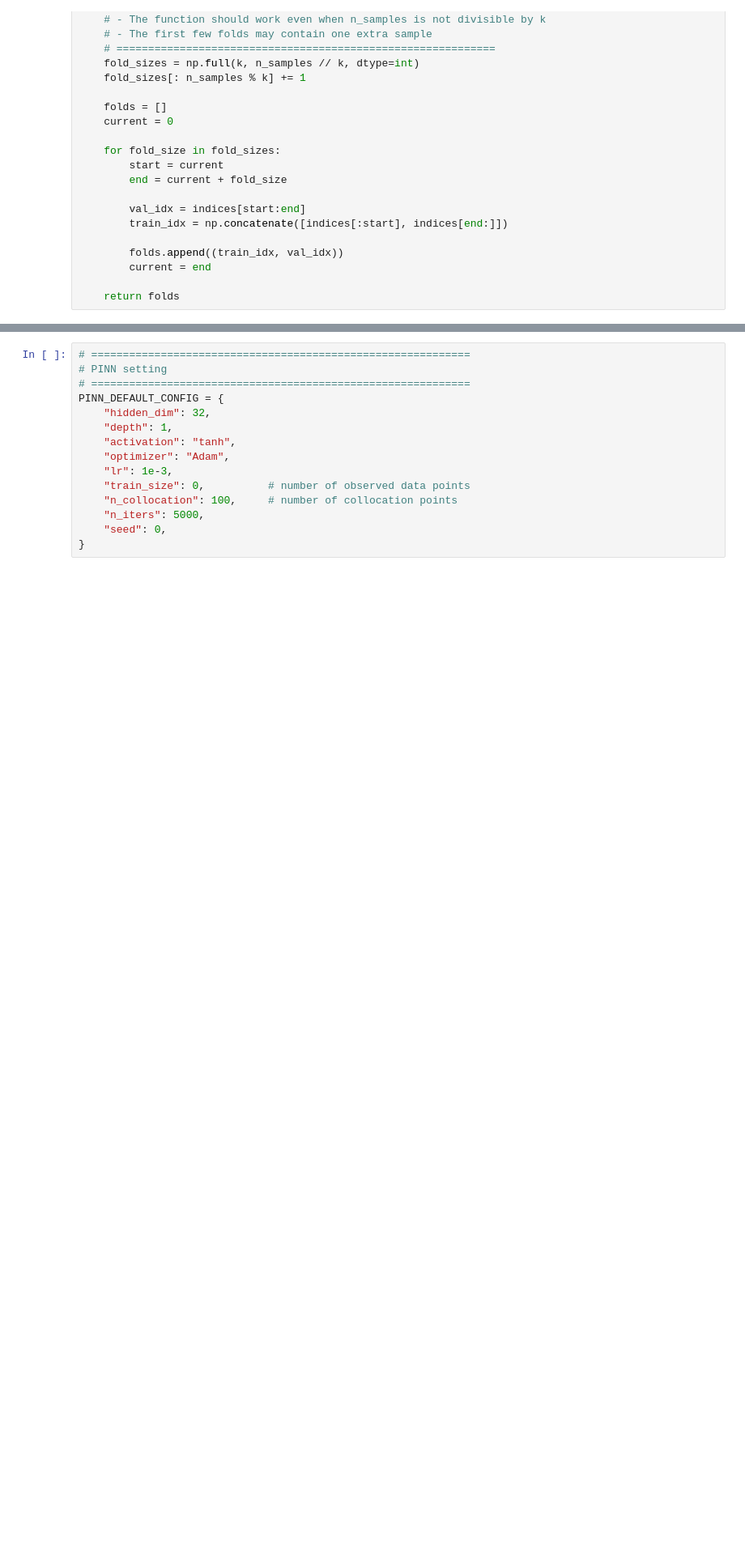
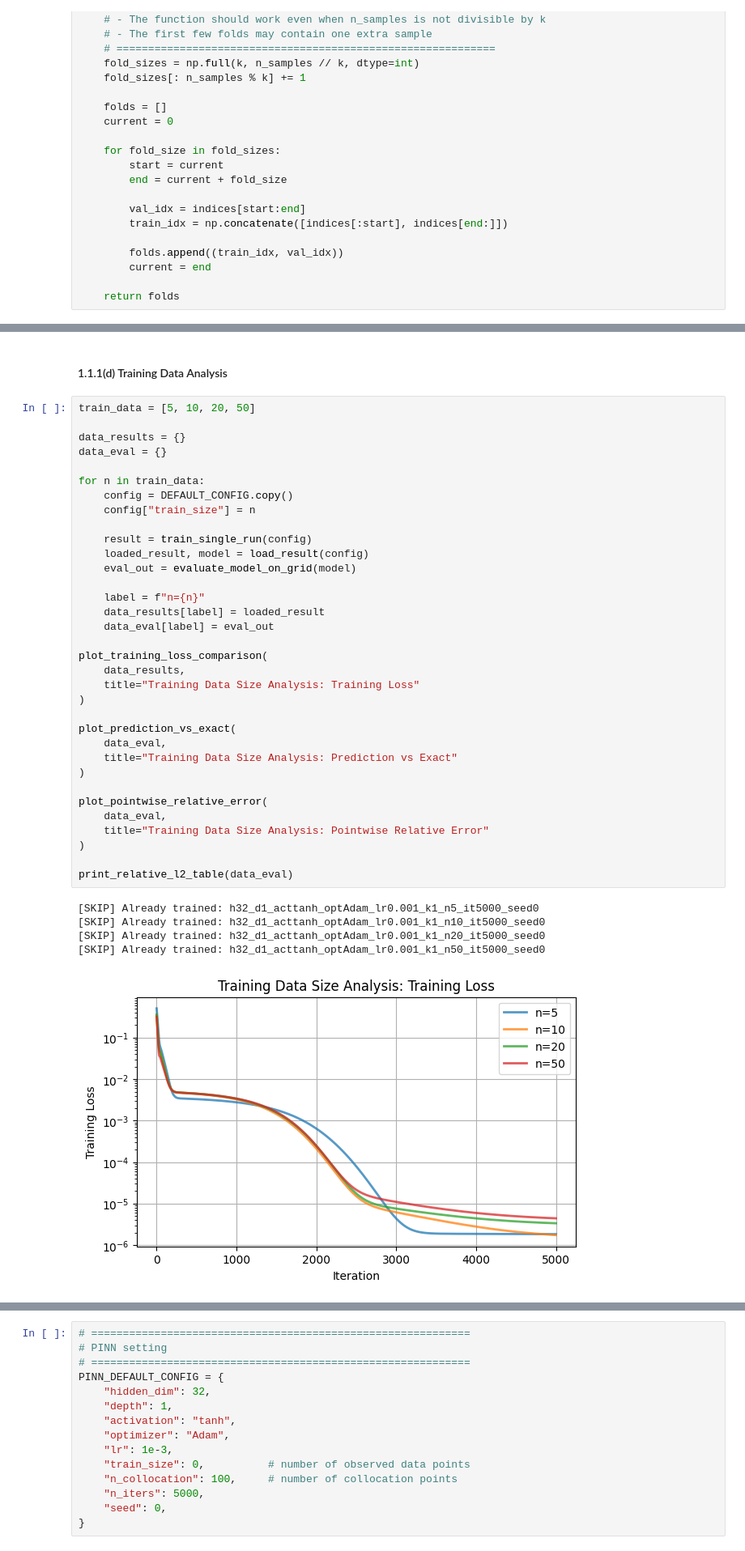
Before and after one commit to jasonok467570/deep-learning-hw1, a Jupyter notebook: HW1.ipynb, the cells around one changed output, grey strips where cells are left out. Shown at 81% size. Saved outputs shown, nothing was run; the diff lists cells and outputs as text; blank space fills up the shorter version.

```diff
--- a/HW1.ipynb
+++ b/HW1.ipynb
@@ -1151,0 +1141,42 @@ act=sigmoid          7.919482e-03
+# %% [markdown]
+#### 1.1.1(d) Training Data Analysis
+# %%
+train_data = [5, 10, 20, 50]
+
+data_results = {}
+data_eval = {}
+
+for n in train_data:
+    config = DEFAULT_CONFIG.copy()
+    config["train_size"] = n
+
+    result = train_single_run(config)
+    loaded_result, model = load_result(config)
+    eval_out = evaluate_model_on_grid(model)
+
+    label = f"n={n}"
+    data_results[label] = loaded_result
+    data_eval[label] = eval_out
+
+plot_training_loss_comparison(
+    data_results,
+    title="Training Data Size Analysis: Training Loss"
+)
+
+plot_prediction_vs_exact(
+    data_eval,
+    title="Training Data Size Analysis: Prediction vs Exact"
+)
+
+plot_pointwise_relative_error(
+    data_eval,
+    title="Training Data Size Analysis: Pointwise Relative Error"
+)
+
+print_relative_l2_table(data_eval)
+# %% [output]
+[SKIP] Already trained: h32_d1_acttanh_optAdam_lr0.001_k1_n5_it5000_seed0
+[SKIP] Already trained: h32_d1_acttanh_optAdam_lr0.001_k1_n10_it5000_seed0
+[SKIP] Already trained: h32_d1_acttanh_optAdam_lr0.001_k1_n20_it5000_seed0
+[SKIP] Already trained: h32_d1_acttanh_optAdam_lr0.001_k1_n50_it5000_seed0
+[figure, added]
```
Also changed, not shown: parts of 68 cells of this notebook, 2 other files.
